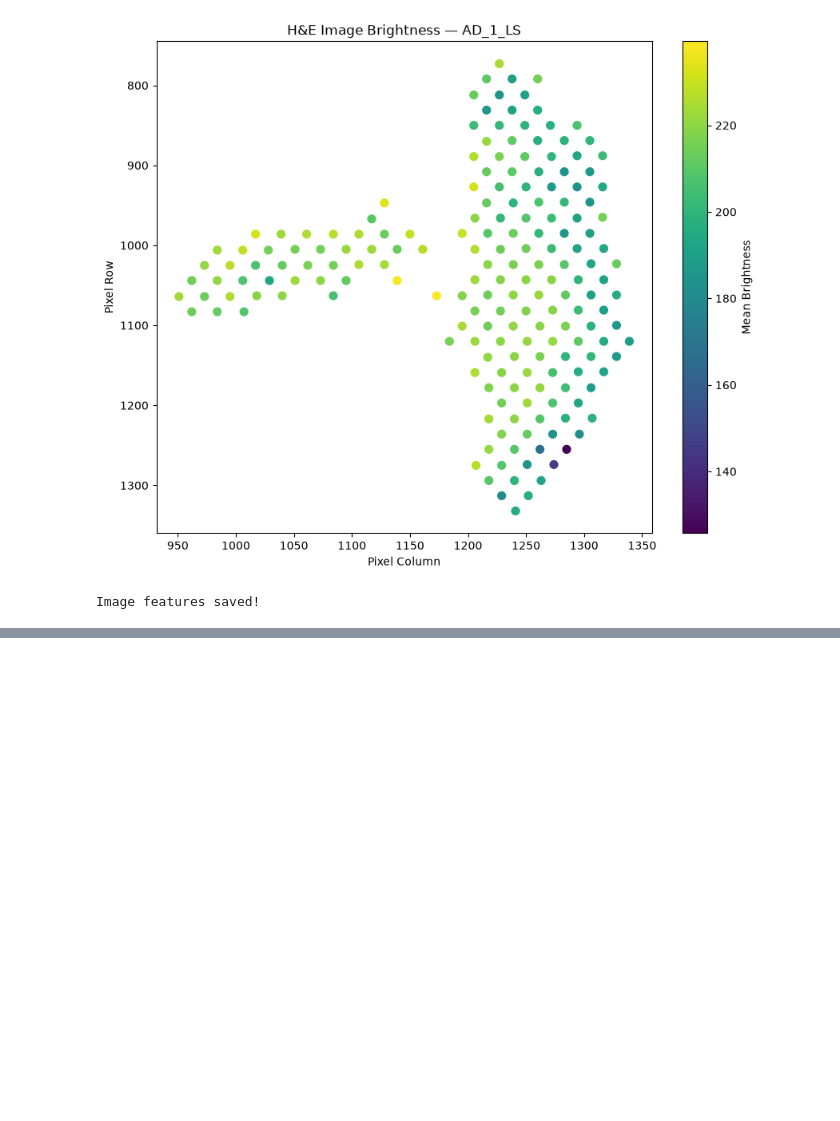
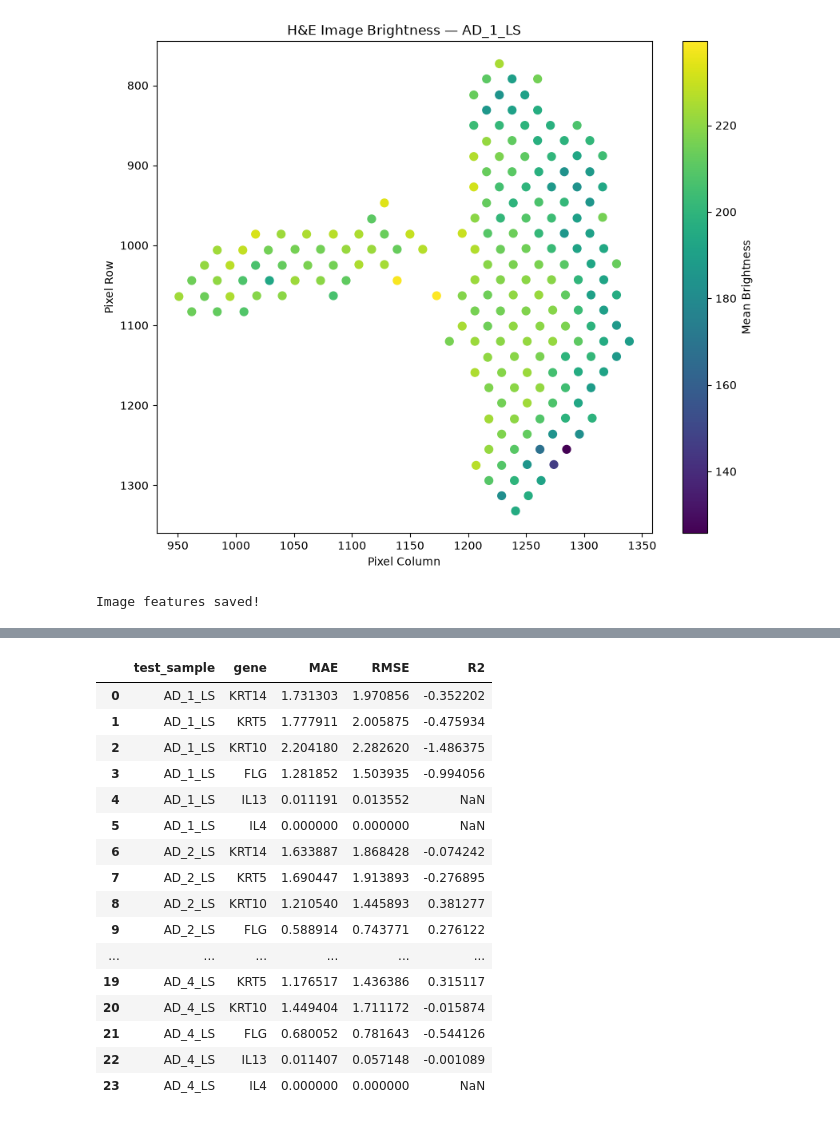
Before and after one commit to manya0306/spatial-tissue-profiling, a Jupyter notebook: notebooks/02_image_preprocessing.ipynb, the cells around one changed output, grey strips where cells are left out. Drawn from its saved outputs; the diff is of its cells as text; code cells hidden in the pictures; blank space fills up the shorter version.

```diff
--- a/notebooks/02_image_preprocessing.ipynb
+++ b/notebooks/02_image_preprocessing.ipynb
@@ -143,0 +896,68 @@ Image features saved!
+# %%
+from sklearn.pipeline import Pipeline
+from sklearn.preprocessing import StandardScaler
+from sklearn.linear_model import Ridge
+from sklearn.metrics import mean_absolute_error, mean_squared_error, r2_score
+
+enhanced_results = []
+
+for test_sample in SAMPLE_IDS:
+
+    train_ids = [
+        idx for idx in enhanced_features.index
+        if not idx.startswith(test_sample + "_")
+    ]
+
+    test_ids = [
+        idx for idx in enhanced_features.index
+        if idx.startswith(test_sample + "_")
+    ]
+
+    X_train = enhanced_features.loc[train_ids]
+    X_test = enhanced_features.loc[test_ids]
+
+    train_data = model_table.loc[
+        train_ids
+    ]
+
+    test_data = model_table.loc[
+        test_ids
+    ]
+
+    for gene in TARGET_GENES:
+
+        y_train = train_data[gene]
+        y_test = test_data[gene]
+
+        model = Pipeline([
+            ("scaler", StandardScaler()),
+            ("regressor", Ridge(alpha=10.0))
+        ])
+
+        model.fit(X_train, y_train)
+
+        y_pred = model.predict(X_test)
+
+        mae = mean_absolute_error(y_test, y_pred)
+        rmse = np.sqrt(mean_squared_error(y_test, y_pred))
+
+        r2 = (
+            r2_score(y_test, y_pred)
+            if y_test.nunique() > 1
+            else np.nan
+        )
+
+        enhanced_results.append({
+            "test_sample": test_sample,
+            "gene": gene,
+            "MAE": mae,
+            "RMSE": rmse,
+            "R2": r2
+        })
+
+enhanced_metrics_df = pd.DataFrame(enhanced_results)
+
+print("Enhanced evaluation completed!")
+
+display(enhanced_metrics_df)
+# %% [output]
@@ -143,0 +965,17 @@ Image features saved!
+|  | test_sample | gene | MAE | RMSE | R2 |
+| 0 | AD_1_LS | KRT14 | 1.731303 | 1.970856 | -0.352202 |
+| 1 | AD_1_LS | KRT5 | 1.777911 | 2.005875 | -0.475934 |
+| 2 | AD_1_LS | KRT10 | 2.204180 | 2.282620 | -1.486375 |
+| 3 | AD_1_LS | FLG | 1.281852 | 1.503935 | -0.994056 |
+| 4 | AD_1_LS | IL13 | 0.011191 | 0.013552 | NaN |
+| 5 | AD_1_LS | IL4 | 0.000000 | 0.000000 | NaN |
+| 6 | AD_2_LS | KRT14 | 1.633887 | 1.868428 | -0.074242 |
+| 7 | AD_2_LS | KRT5 | 1.690447 | 1.913893 | -0.276895 |
+| 8 | AD_2_LS | KRT10 | 1.210540 | 1.445893 | 0.381277 |
+| 9 | AD_2_LS | FLG | 0.588914 | 0.743771 | 0.276122 |
+| ... | ... | ... | ... | ... | ... |
+| 19 | AD_4_LS | KRT5 | 1.176517 | 1.436386 | 0.315117 |
+| 20 | AD_4_LS | KRT10 | 1.449404 | 1.711172 | -0.015874 |
+| 21 | AD_4_LS | FLG | 0.680052 | 0.781643 | -0.544126 |
+| 22 | AD_4_LS | IL13 | 0.011407 | 0.057148 | -0.001089 |
+| 23 | AD_4_LS | IL4 | 0.000000 | 0.000000 | NaN |
```
Also changed, not shown: parts of 30 cells of this notebook, 39 other files.
